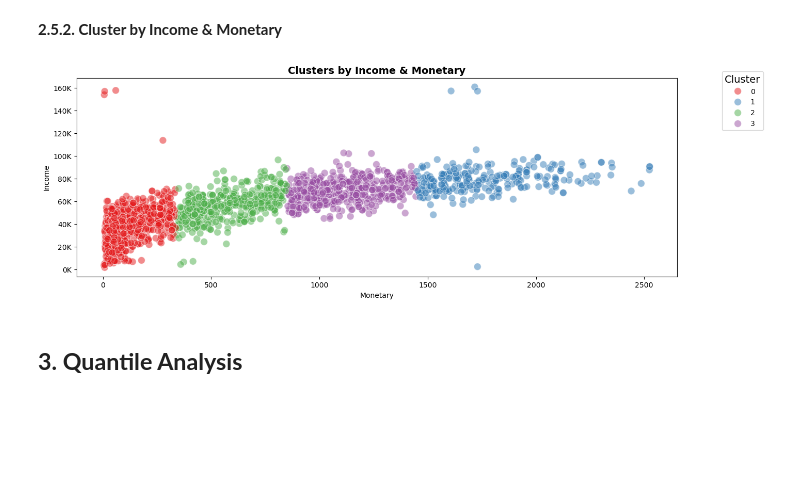
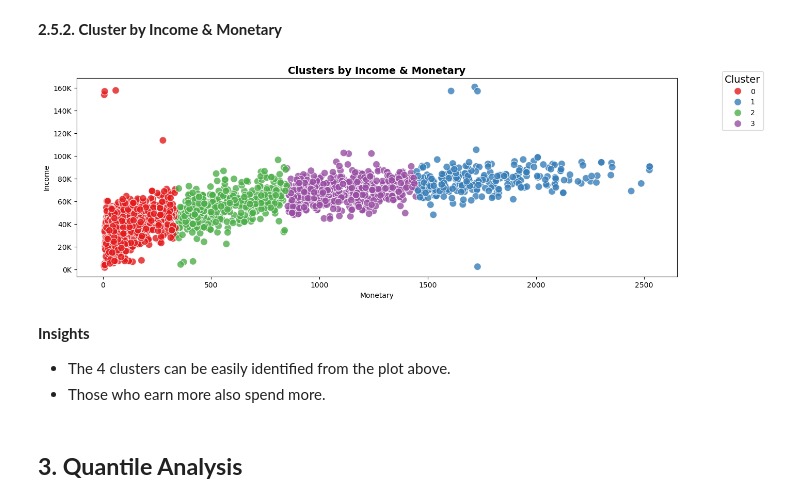
Before and after one commit to annugit1655/Customer-Behaviour-Analysis-with-CLTV, a Jupyter notebook: notebooks/02-RFM-Segmentation.ipynb, the cells around one changed output. Drawn from its saved outputs; the diff is of its cells as text; code cells hidden in the pictures; blank space fills up the shorter version.

```diff
--- a/notebooks/02-RFM-Segmentation.ipynb
+++ b/notebooks/02-RFM-Segmentation.ipynb
@@ -479,25 +486,30 @@ plt.show()
 # %%
 import matplotlib as mpl
 from matplotlib.ticker import FuncFormatter
 fig, ax = plt.subplots(figsize=(15, 5))
 
 sns.scatterplot(
     data=cluster_df,
     x='Monetary',
     y='Income',
     hue='Cluster',
     palette='Set1',
-    alpha=0.5,
+    alpha=0.8,
     s=100
 )
 
 ax.yaxis.set_major_formatter(FuncFormatter(lambda x, _: f"{x/1000:.0f}K"))
 ax.set_title("Clusters by Income & Monetary", fontsize=14, fontweight='bold')
 ax.legend(title='Cluster', title_fontsize=14, bbox_to_anchor=(1.15, 1.05), loc='upper right', fancybox=True)
 
 plt.show()
 # %% [output]
-[figure, old version]
+[figure, new version]
+# %% [markdown]
+**Insights**
+
+- The 4 clusters can be easily identified from the plot above.
+- Those who earn more also spend more.
 # %% [markdown]
 ## **3. Quantile Analysis**
 # %% [markdown]
```
Also changed, not shown: parts of 11 cells of this notebook.
